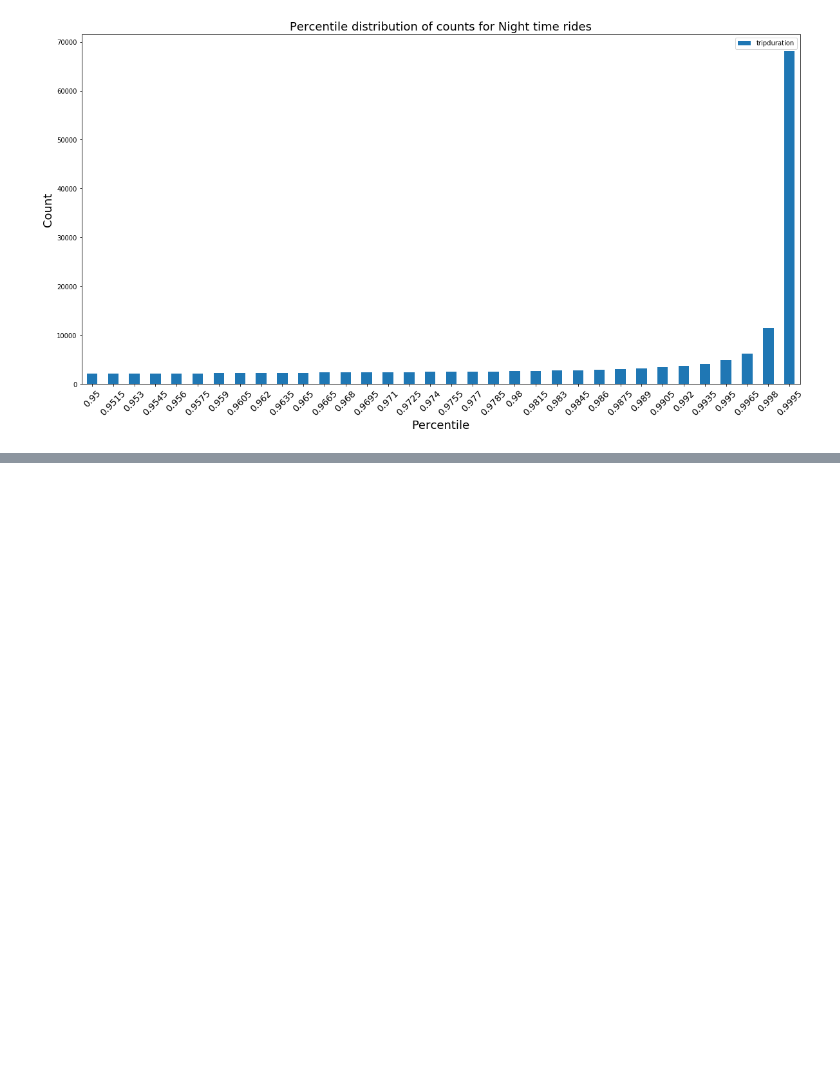
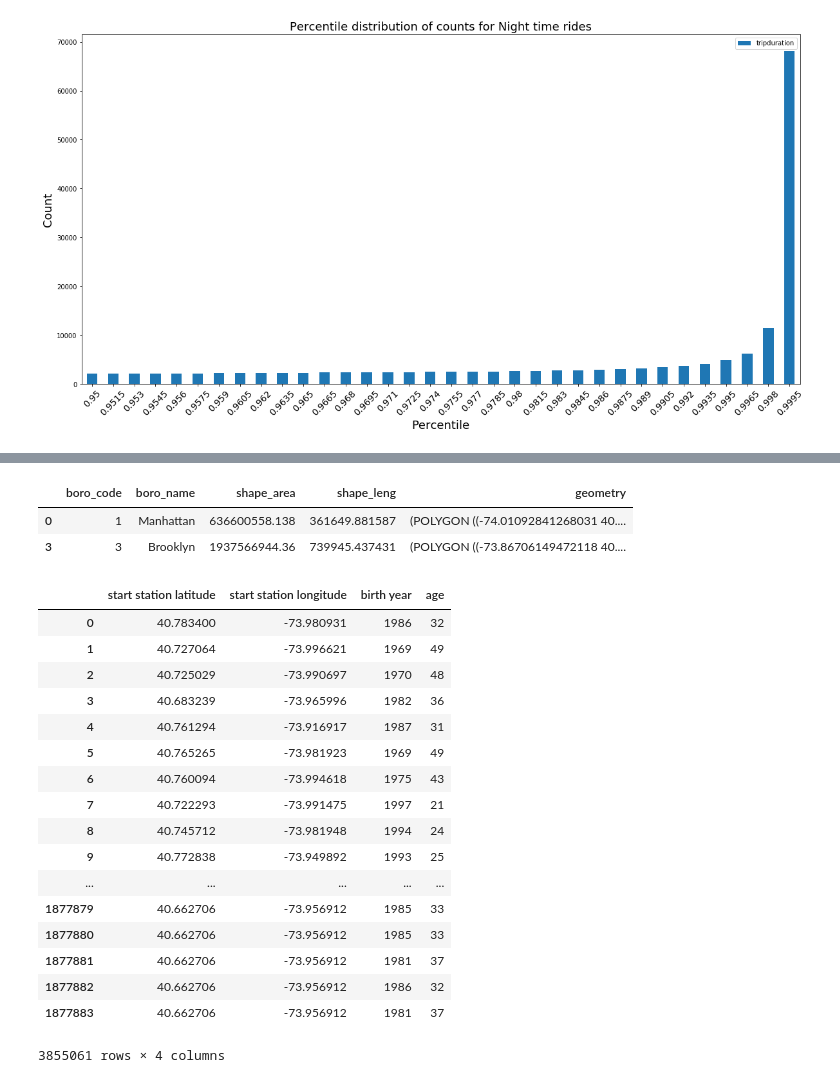
Before and after one commit to jinalklaulitz/PUI2018_msm796, a Jupyter notebook: HW5_msm796/Assignment4_msm796.ipynb, the cells around one changed output, grey strips where cells are left out. Cells and saved outputs as stored; diff of their text form; code cells hidden in the pictures; blank space fills up the shorter version.

```diff
--- a/HW5_msm796/Assignment4_msm796.ipynb
+++ b/HW5_msm796/Assignment4_msm796.ipynb
@@ -302,0 +383,7 @@ Text(0.5,1,'Percentile distribution of counts for Night time rides')
+# %%
+reduced_day = non_outliers_day.sample(size=200, replace=True)
+reduced_night = non_outliers_night.sample(size=200, replace=True)
+
+ks = scipy.stats.ks_2samp(reduced_day.tripduration, reduced_night.tripduration)
+print(ks)
+ks[0]>ks[1]
@@ -302,0 +398,13 @@ Text(0.5,1,'Percentile distribution of counts for Night time rides')
+# %%
+bins = np.arange(0, 4000, 50)
+plt.figure(figsize=(15,10))
+x=reduced_day.tripduration.groupby(pd.cut(reduced_day.tripduration,bins)).agg(['count']).cumsum()
+x_2=non_outliers_night.tripduration.groupby(pd.cut(non_outliers_night.tripduration,bins)).agg(['count']).cumsum()
+pl.plot(bins[:-1] + 5, x / x.max(),label="Daytime Riders")
+pl.plot(bins[:-1] + 5, x_2 / x_2.max(),label="Nightime Riders")
+pl.plot(bins[:-1] + 5, np.sqrt(x_2 / x_2.max() - x / x.max())**2, 'k-',
+        label = "Difference")
+pl.xlabel("Trip Duration")
+pl.ylabel("Normalized Cumulative Number")
+pl.legend()
+plt.show()
@@ -302,0 +451,30 @@ Text(0.5,1,'Percentile distribution of counts for Night time rides')
+# %%
+bound[(bound['boro_code']=='1') |  (bound['boro_code']=='3')]
+# %% [output]
+|  | boro_code | boro_name | shape_area | shape_leng | geometry |
+| 0 | 1 | Manhattan | 636600558.138 | 361649.881587 | (POLYGON ((-74.01092841268031 40.... |
+| 3 | 3 | Brooklyn | 1937566944.36 | 739945.437431 | (POLYGON ((-73.86706149472118 40.... |
+# %%
+drop_cols2=[x for x in complete_set.columns.get_values() if x not in ['start station latitude','start station longitude','birth year']]
+man_brook=complete_set.drop(drop_cols2,axis=1)
+man_brook['age'] = 2018 - man_brook['birth year']
+man_brook.dropna()
+# %% [output]
+|  | start station latitude | start station longitude | birth year | age |
+| 0 | 40.783400 | -73.980931 | 1986 | 32 |
+| 1 | 40.727064 | -73.996621 | 1969 | 49 |
+| 2 | 40.725029 | -73.990697 | 1970 | 48 |
+| 3 | 40.683239 | -73.965996 | 1982 | 36 |
+| 4 | 40.761294 | -73.916917 | 1987 | 31 |
+| 5 | 40.765265 | -73.981923 | 1969 | 49 |
+| 6 | 40.760094 | -73.994618 | 1975 | 43 |
+| 7 | 40.722293 | -73.991475 | 1997 | 21 |
+| 8 | 40.745712 | -73.981948 | 1994 | 24 |
+| 9 | 40.772838 | -73.949892 | 1993 | 25 |
+| ... | ... | ... | ... | ... |
+| 1877879 | 40.662706 | -73.956912 | 1985 | 33 |
+| 1877880 | 40.662706 | -73.956912 | 1985 | 33 |
+| 1877881 | 40.662706 | -73.956912 | 1981 | 37 |
+| 1877882 | 40.662706 | -73.956912 | 1986 | 32 |
+| 1877883 | 40.662706 | -73.956912 | 1981 | 37 |
+3855061 rows × 4 columns
```
Also changed, not shown: parts of 46 cells of this notebook, 1 other file.
